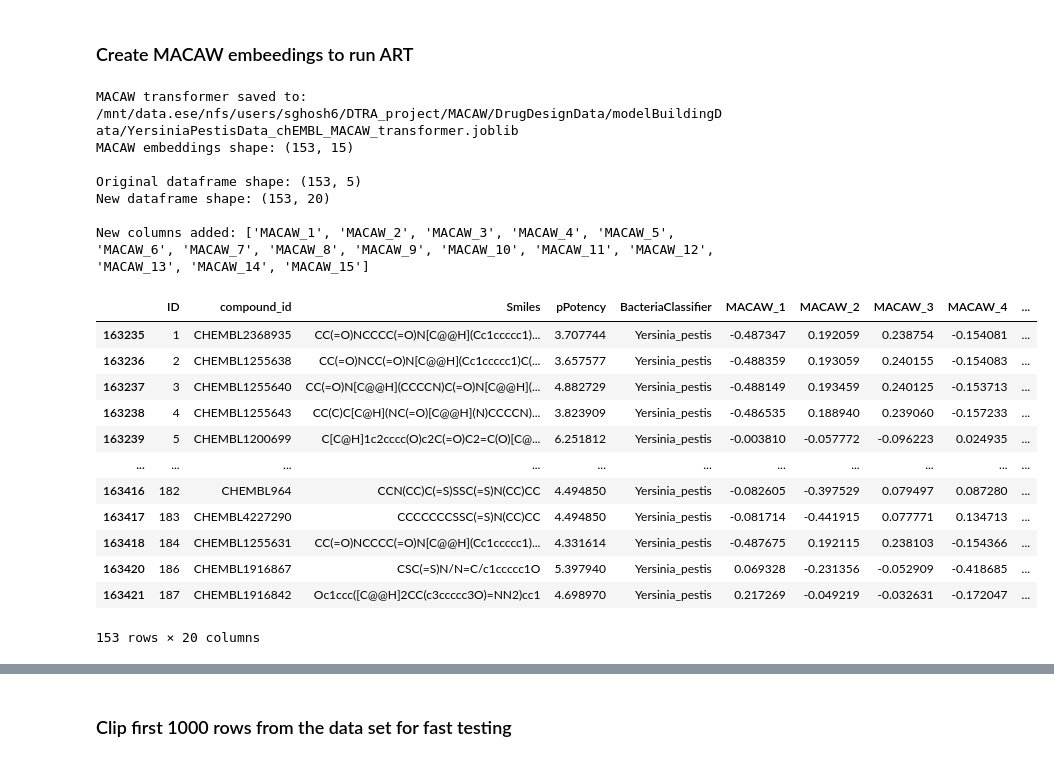
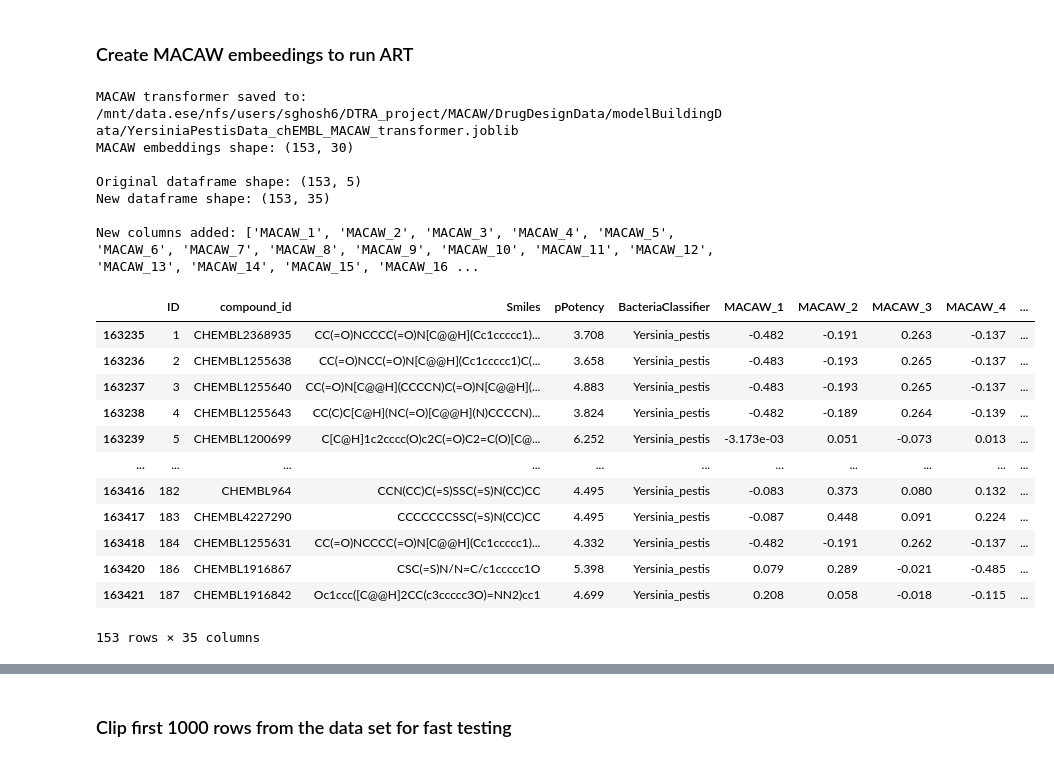
Before and after one commit to soumyadeepghosh35/DTRA_DrugDesign, a Jupyter notebook: DTRA_project_notebooks/Step3_MACAW_bacteria-YersiniaPestis.ipynb, the cells around one changed output, grey strips where cells are left out. Saved outputs shown, nothing was run; the diff lists cells and outputs as text; code cells hidden in the pictures.

```diff
--- a/DTRA_project_notebooks/Step3_MACAW_bacteria-YersiniaPestis.ipynb
+++ b/DTRA_project_notebooks/Step3_MACAW_bacteria-YersiniaPestis.ipynb
@@ -258,8 +240,8 @@ YersiniaPestisData_chEMBL.to_csv(os.path.join(modelBuildingDataDir, "YersiniaPes
 mcw = MACAW(
     type_fp='atompairs',
     metric='sokal',
-    n_components=15,
-    n_landmarks=100,
+    n_components=30,
+    n_landmarks=120,
     random_state=42
 )
 
@@ -274,47 +256,47 @@ print(f"MACAW transformer saved to: {macaw_save_path}")
 
 # Transform SMILES to get embeddings
 macaw_embeddings = mcw.transform(YersiniaPestisData_chEMBL['Smiles'])
 
 print(f"MACAW embeddings shape: {macaw_embeddings.shape}")
 
 # ---------------------------
 # 2. CREATE DATAFRAME WITH EMBEDDINGS
 # ---------------------------
 # Convert embeddings to DataFrame with column names
 embedding_columns = [f'MACAW_{i+1}' for i in range(macaw_embeddings.shape[1])]
 macaw_df = pd.DataFrame(macaw_embeddings, columns=embedding_columns, index=YersiniaPestisData_chEMBL.index)
 
 # ---------------------------
 # 3. CONCATENATE WITH ORIGINAL DATAFRAME
 # ---------------------------
 YersiniaPestisData_chEMBL_wMACAW = pd.concat([YersiniaPestisData_chEMBL, macaw_df], axis=1)
 
 print(f"\nOriginal dataframe shape: {YersiniaPestisData_chEMBL.shape}")
 print(f"New dataframe shape: {YersiniaPestisData_chEMBL_wMACAW.shape}")
 print(f"\nNew columns added: {list(macaw_df.columns)}")
 
 # Display first few rows
 YersiniaPestisData_chEMBL_wMACAW
 # %% [output]
 MACAW transformer saved to: /mnt/data.ese/nfs/users/sghosh6/DTRA_project/MACAW/DrugDesignData/modelBuildingData/YersiniaPestisData_chEMBL_MACAW_transformer.joblib
-MACAW embeddings shape: (153, 15)
+MACAW embeddings shape: (153, 30)
 
 Original dataframe shape: (153, 5)
-New dataframe shape: (153, 20)
+New dataframe shape: (153, 35)
 
-New columns added: ['MACAW_1', 'MACAW_2', 'MACAW_3', 'MACAW_4', 'MACAW_5', 'MACAW_6', 'MACAW_7', 'MACAW_8', 'MACAW_9', 'MACAW_10', 'MACAW_11', 'MACAW_12', 'MACAW_13', 'MACAW_14', 'MACAW_15']
+New columns added: ['MACAW_1', 'MACAW_2', 'MACAW_3', 'MACAW_4', 'MACAW_5', 'MACAW_6', 'MACAW_7', 'MACAW_8', 'MACAW_9', 'MACAW_10', 'MACAW_11', 'MACAW_12', 'MACAW_13', 'MACAW_14', 'MACAW_15', 'MACAW_16 ...
 |  | ID | compound_id | Smiles | pPotency | BacteriaClassifier | MACAW_1 | MACAW_2 | MACAW_3 | MACAW_4 | ... |
-| 163235 | 1 | CHEMBL2368935 | CC(=O)NCCCC(=O)N[C@@H](Cc1ccccc1)... | 3.707744 | Yersinia_pestis | -0.487347 | 0.192059 | 0.238754 | -0.154081 | ... |
-| 163236 | 2 | CHEMBL1255638 | CC(=O)NCC(=O)N[C@@H](Cc1ccccc1)C(... | 3.657577 | Yersinia_pestis | -0.488359 | 0.193059 | 0.240155 | -0.154083 | ... |
-| 163237 | 3 | CHEMBL1255640 | CC(=O)N[C@@H](CCCCN)C(=O)N[C@@H](... | 4.882729 | Yersinia_pestis | -0.488149 | 0.193459 | 0.240125 | -0.153713 | ... |
-| 163238 | 4 | CHEMBL1255643 | CC(C)C[C@H](NC(=O)[C@@H](N)CCCCN)... | 3.823909 | Yersinia_pestis | -0.486535 | 0.188940 | 0.239060 | -0.157233 | ... |
-| 163239 | 5 | CHEMBL1200699 | C[C@H]1c2cccc(O)c2C(=O)C2=C(O)[C@... | 6.251812 | Yersinia_pestis | -0.003810 | -0.057772 | -0.096223 | 0.024935 | ... |
+| 163235 | 1 | CHEMBL2368935 | CC(=O)NCCCC(=O)N[C@@H](Cc1ccccc1)... | 3.708 | Yersinia_pestis | -0.482 | -0.191 | 0.263 | -0.137 | ... |
+| 163236 | 2 | CHEMBL1255638 | CC(=O)NCC(=O)N[C@@H](Cc1ccccc1)C(... | 3.658 | Yersinia_pestis | -0.483 | -0.193 | 0.265 | -0.137 | ... |
+| 163237 | 3 | CHEMBL1255640 | CC(=O)N[C@@H](CCCCN)C(=O)N[C@@H](... | 4.883 | Yersinia_pestis | -0.483 | -0.193 | 0.265 | -0.137 | ... |
+| 163238 | 4 | CHEMBL1255643 | CC(C)C[C@H](NC(=O)[C@@H](N)CCCCN)... | 3.824 | Yersinia_pestis | -0.482 | -0.189 | 0.264 | -0.139 | ... |
+| 163239 | 5 | CHEMBL1200699 | C[C@H]1c2cccc(O)c2C(=O)C2=C(O)[C@... | 6.252 | Yersinia_pestis | -3.173e-03 | 0.051 | -0.073 | 0.013 | ... |
 | ... | ... | ... | ... | ... | ... | ... | ... | ... | ... | ... |
-| 163416 | 182 | CHEMBL964 | CCN(CC)C(=S)SSC(=S)N(CC)CC | 4.494850 | Yersinia_pestis | -0.082605 | -0.397529 | 0.079497 | 0.087280 | ... |
-| 163417 | 183 | CHEMBL4227290 | CCCCCCCSSC(=S)N(CC)CC | 4.494850 | Yersinia_pestis | -0.081714 | -0.441915 | 0.077771 | 0.134713 | ... |
-| 163418 | 184 | CHEMBL1255631 | CC(=O)NCCCC(=O)N[C@@H](Cc1ccccc1)... | 4.331614 | Yersinia_pestis | -0.487675 | 0.192115 | 0.238103 | -0.154366 | ... |
-| 163420 | 186 | CHEMBL1916867 | CSC(=S)N/N=C/c1ccccc1O | 5.397940 | Yersinia_pestis | 0.069328 | -0.231356 | -0.052909 | -0.418685 | ... |
-| 163421 | 187 | CHEMBL1916842 | Oc1ccc([C@@H]2CC(c3ccccc3O)=NN2)cc1 | 4.698970 | Yersinia_pestis | 0.217269 | -0.049219 | -0.032631 | -0.172047 | ... |
+| 163416 | 182 | CHEMBL964 | CCN(CC)C(=S)SSC(=S)N(CC)CC | 4.495 | Yersinia_pestis | -0.083 | 0.373 | 0.080 | 0.132 | ... |
+| 163417 | 183 | CHEMBL4227290 | CCCCCCCSSC(=S)N(CC)CC | 4.495 | Yersinia_pestis | -0.087 | 0.448 | 0.091 | 0.224 | ... |
+| 163418 | 184 | CHEMBL1255631 | CC(=O)NCCCC(=O)N[C@@H](Cc1ccccc1)... | 4.332 | Yersinia_pestis | -0.482 | -0.191 | 0.262 | -0.137 | ... |
+| 163420 | 186 | CHEMBL1916867 | CSC(=S)N/N=C/c1ccccc1O | 5.398 | Yersinia_pestis | 0.079 | 0.289 | -0.021 | -0.485 | ... |
+| 163421 | 187 | CHEMBL1916842 | Oc1ccc([C@@H]2CC(c3ccccc3O)=NN2)cc1 | 4.699 | Yersinia_pestis | 0.208 | 0.058 | -0.018 | -0.115 | ... |
-153 rows × 20 columns
+153 rows × 35 columns
 # %%
 YersiniaPestisData_chEMBL_wMACAW.to_csv(os.path.join(modelBuildingDataDir, "YersiniaPestisData_chEMBL_wMACAW.csv"), index=False)
```
Also changed, not shown: parts of 12 cells of this notebook, 3 other files.
